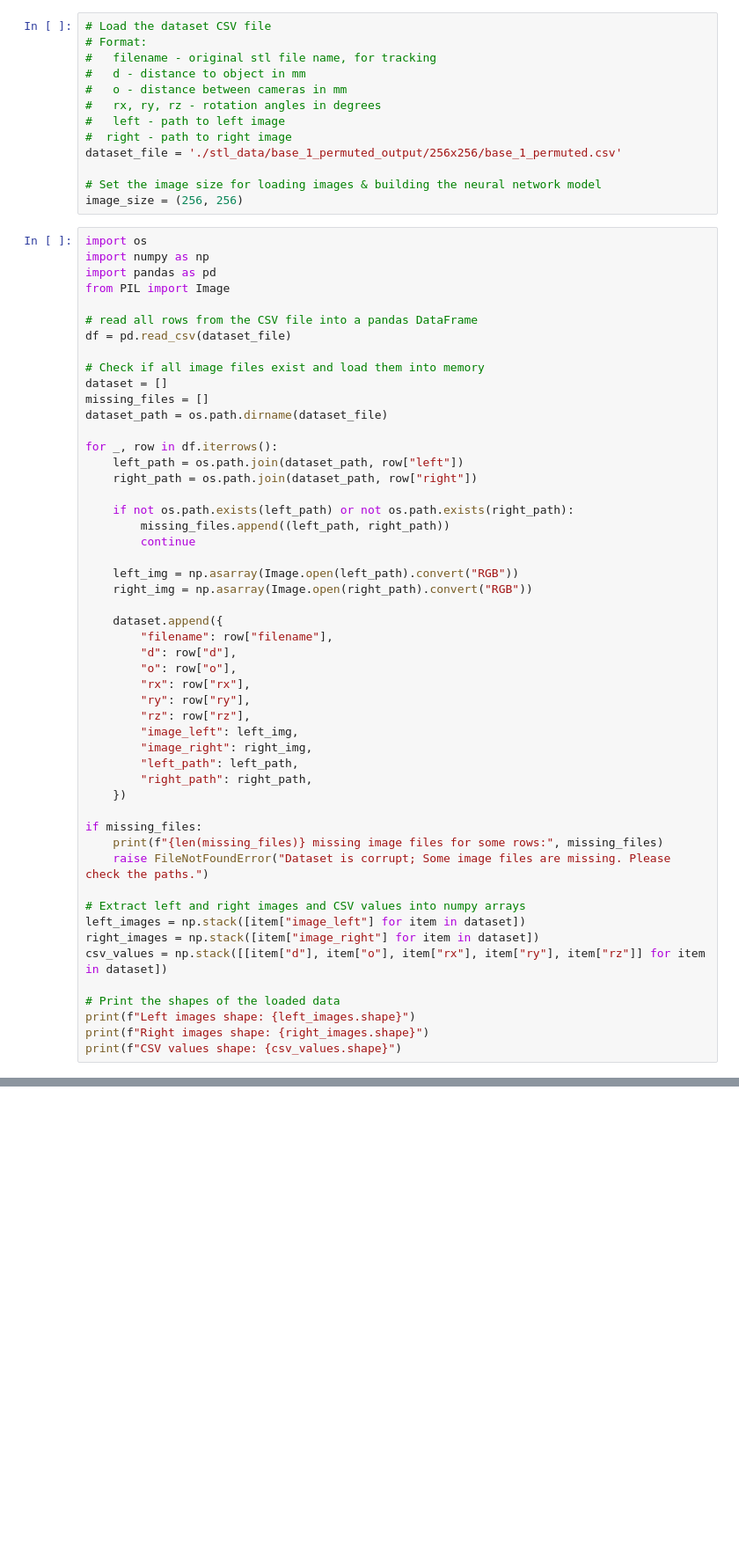
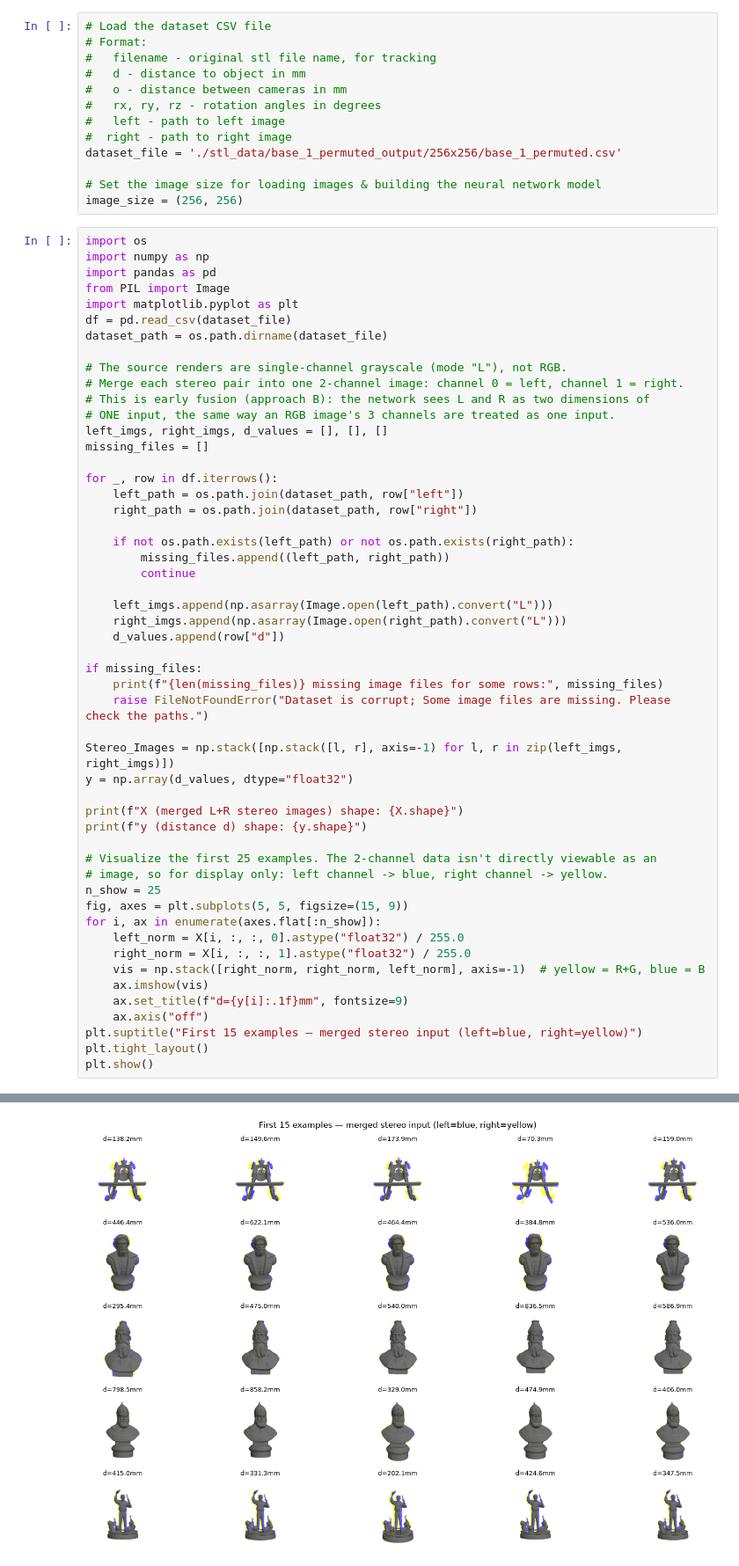
Before and after one commit to nivnoach/stereocrunch, a Jupyter notebook: depth.ipynb, the cells around one changed output, grey strips where cells are left out. Shown at 88% size. Saved outputs shown, nothing was run; the diff lists cells and outputs as text; blank space fills up the shorter version.

Commit message:
merged LR imaged into single source w 2 channels, changed NN structure

```diff
--- a/depth.ipynb
+++ b/depth.ipynb
@@ -36,14 +36,16 @@ import os
 import numpy as np
 import pandas as pd
 from PIL import Image
+import matplotlib.pyplot as plt
+df = pd.read_csv(dataset_file)
+dataset_path = os.path.dirname(dataset_file)
 
-# read all rows from the CSV file into a pandas DataFrame
-df = pd.read_csv(dataset_file)
-
-# Check if all image files exist and load them into memory
-dataset = []
+# The source renders are single-channel grayscale (mode "L"), not RGB.
+# Merge each stereo pair into one 2-channel image: channel 0 = left, channel 1 = right.
+# This is early fusion (approach B): the network sees L and R as two dimensions of
+# ONE input, the same way an RGB image's 3 channels are treated as one input.
+left_imgs, right_imgs, d_values = [], [], []
 missing_files = []
-dataset_path = os.path.dirname(dataset_file)
 
 for _, row in df.iterrows():
     left_path = os.path.join(dataset_path, row["left"])
@@ -53,33 +55,32 @@ for _, row in df.iterrows():
         missing_files.append((left_path, right_path))
         continue
 
-    left_img = np.asarray(Image.open(left_path).convert("RGB"))
-    right_img = np.asarray(Image.open(right_path).convert("RGB"))
-
-    dataset.append({
-        "filename": row["filename"],
-        "d": row["d"],
-        "o": row["o"],
-        "rx": row["rx"],
-        "ry": row["ry"],
-        "rz": row["rz"],
-        "image_left": left_img,
-        "image_right": right_img,
-        "left_path": left_path,
-        "right_path": right_path,
-    })
+    left_imgs.append(np.asarray(Image.open(left_path).convert("L")))
+    right_imgs.append(np.asarray(Image.open(right_path).convert("L")))
+    d_values.append(row["d"])
 
 if missing_files:
     print(f"{len(missing_files)} missing image files for some rows:", missing_files)
     raise FileNotFoundError("Dataset is corrupt; Some image files are missing. Please check the paths.")
 
-# Extract left and right images and CSV values into numpy arrays
-left_images = np.stack([item["image_left"] for item in dataset])
-right_images = np.stack([item["image_right"] for item in dataset])
-csv_values = np.stack([[item["d"], item["o"], item["rx"], item["ry"], item["rz"]] for item in dataset])
+Stereo_Images = np.stack([np.stack([l, r], axis=-1) for l, r in zip(left_imgs, right_imgs)])
+y = np.array(d_values, dtype="float32")
 
-# Print the shapes of the loaded data
-print(f"Left images shape: {left_images.shape}")
-print(f"Right images shape: {right_images.shape}")
-print(f"CSV values shape: {csv_values.shape}")
+print(f"X (merged L+R stereo images) shape: {X.shape}")
+print(f"y (distance d) shape: {y.shape}")
+
+# Visualize the first 25 examples. The 2-channel data isn't directly viewable as an
+# image, so for display only: left channel -> blue, right channel -> yellow.
+n_show = 25
+fig, axes = plt.subplots(5, 5, figsize=(15, 9))
+for i, ax in enumerate(axes.flat[:n_show]):
+    left_norm = X[i, :, :, 0].astype("float32") / 255.0
+    right_norm = X[i, :, :, 1].astype("float32") / 255.0
+    vis = np.stack([right_norm, right_norm, left_norm], axis=-1)  # yellow = R+G, blue = B
+    ax.imshow(vis)
+    ax.set_title(f"d={y[i]:.1f}mm", fontsize=9)
+    ax.axis("off")
+plt.suptitle("First 15 examples — merged stereo input (left=blue, right=yellow)")
+plt.tight_layout()
+plt.show()
 # %% [output]
@@ -89,3 +89,4 @@ CSV values shape: (245, 5)
+[figure, added]
 # %%
 # Build the neural network model, and output the model summary
 
```
Also changed, not shown: parts of 2 cells of this notebook.
